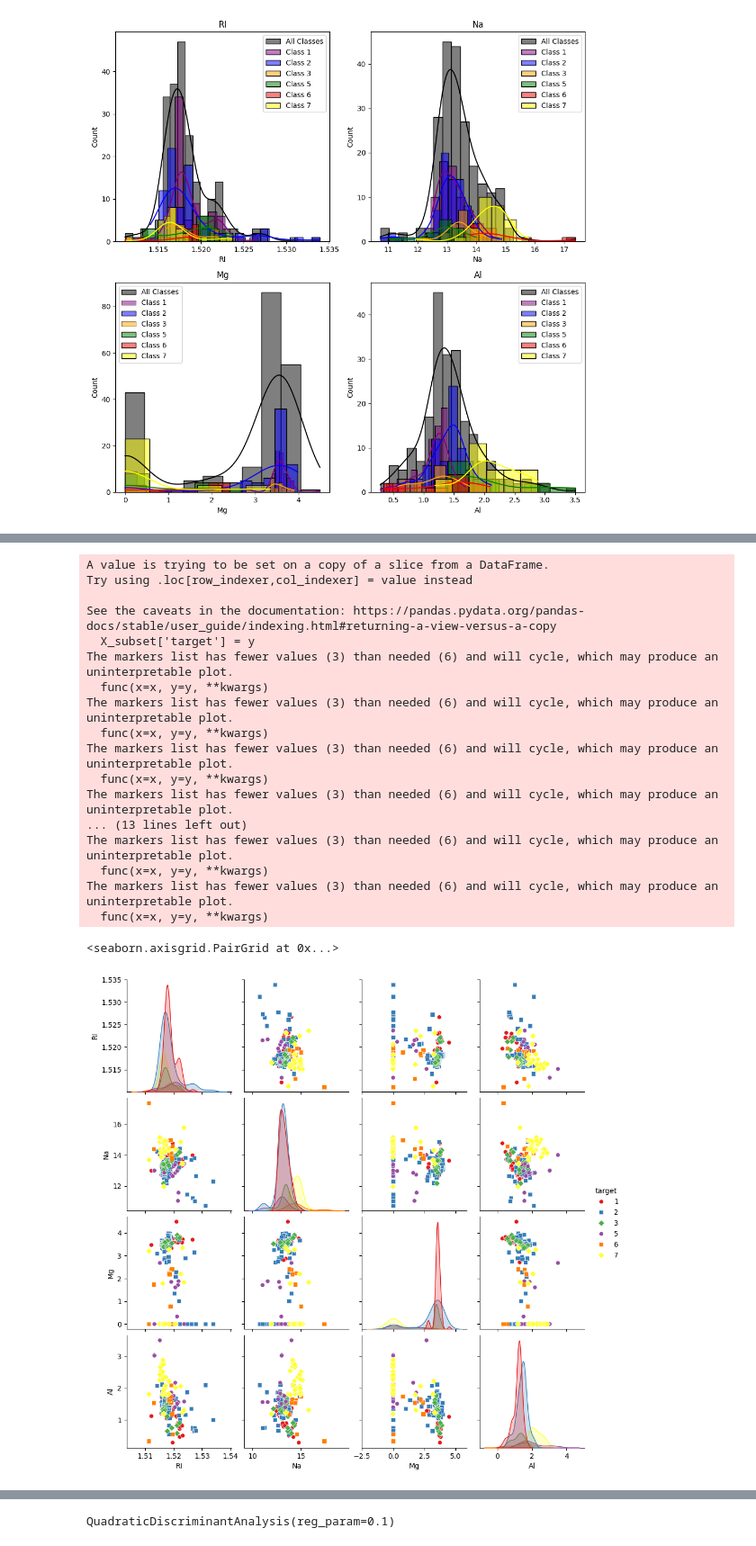
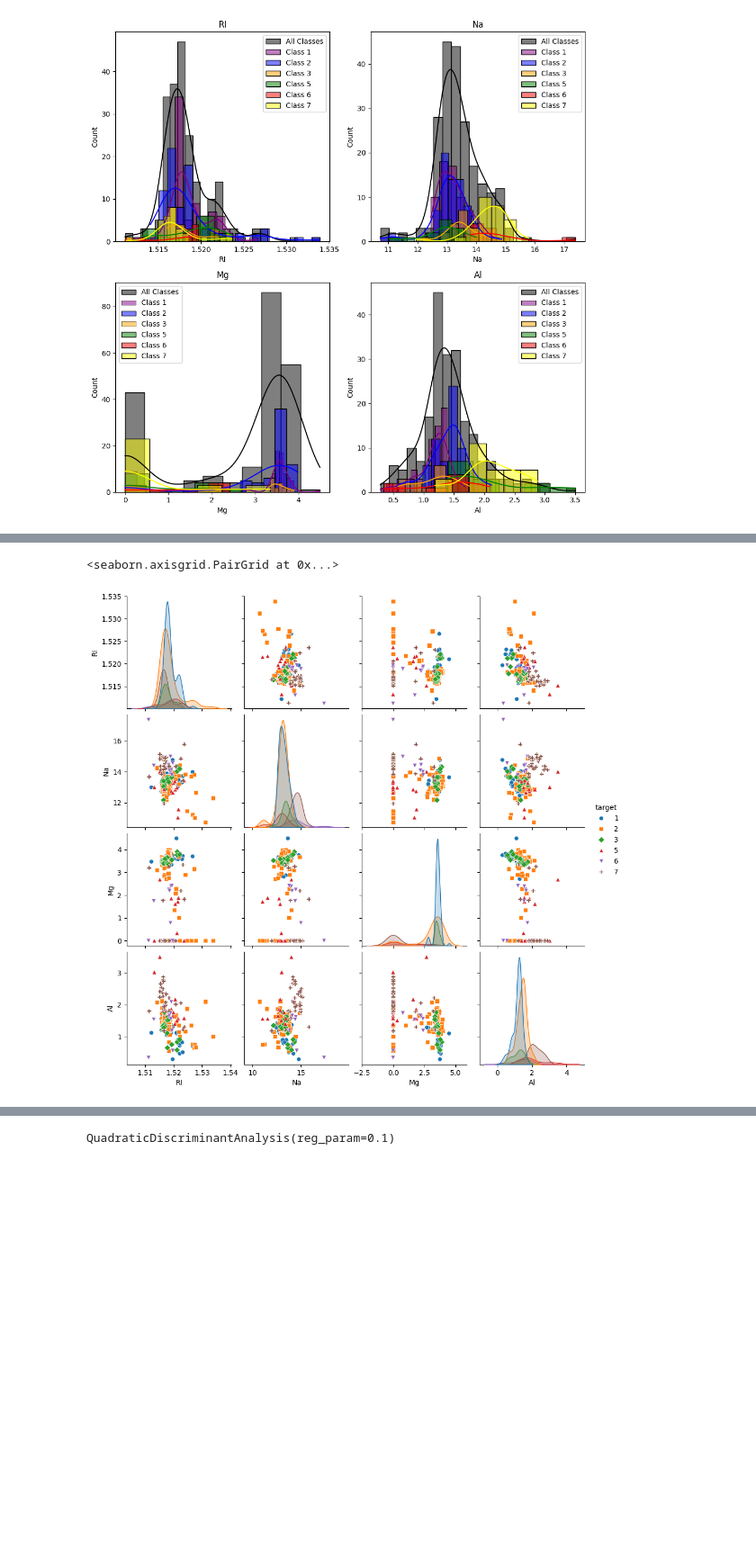
Before and after one commit to marijavrzhovska/ML, a Jupyter notebook: LAB1/glass_identification.ipynb, the cells around one changed output, grey strips where cells are left out. Shown at 90% size. Saved outputs shown, nothing was run; the diff lists cells and outputs as text; code cells hidden in the pictures; blank space fills up the shorter version.

```diff
--- a/LAB1/glass_identification.ipynb
+++ b/LAB1/glass_identification.ipynb
@@ -244,27 +228,10 @@ The palette list has fewer values (6) than needed (65) and will cycle, which may
 # %%
 X_df = pd.DataFrame(X, columns=glass.data.feature_names)
-X_subset = X_df.iloc[:, :4]
-X_subset['target'] = y
+X_subset = X_df.iloc[:, :4].copy()
+X_subset.loc[:, 'target'] = y
 
-sns.pairplot(X_subset, hue='target', palette='Set1', markers=["o", "s", "D"])
+sns.pairplot(X_subset, hue='target', palette='tab10', markers=["o", "s", "D", "^", "v", "P"])
 # %% [output]
-A value is trying to be set on a copy of a slice from a DataFrame.
-Try using .loc[row_indexer,col_indexer] = value instead
-
-See the caveats in the documentation: https://pandas.pydata.org/pandas-docs/stable/user_guide/indexing.html#returning-a-view-versus-a-copy
-  X_subset['target'] = y
-The markers list has fewer values (3) than needed (6) and will cycle, which may produce an uninterpretable plot.
-  func(x=x, y=y, **kwargs)
-The markers list has fewer values (3) than needed (6) and will cycle, which may produce an uninterpretable plot.
-  func(x=x, y=y, **kwargs)
-The markers list has fewer values (3) than needed (6) and will cycle, which may produce an uninterpretable plot.
-  func(x=x, y=y, **kwargs)
-The markers list has fewer values (3) than needed (6) and will cycle, which may produce an uninterpretable plot.
-... (13 lines left out)
-The markers list has fewer values (3) than needed (6) and will cycle, which may produce an uninterpretable plot.
-  func(x=x, y=y, **kwargs)
-The markers list has fewer values (3) than needed (6) and will cycle, which may produce an uninterpretable plot.
-  func(x=x, y=y, **kwargs)
+<seaborn.axisgrid.PairGrid at 0x...>
-<seaborn.axisgrid.PairGrid at 0x...>
-[figure, old version]
+[figure, new version]
 # %%
```
Also changed, not shown: parts of 3 cells of this notebook.
